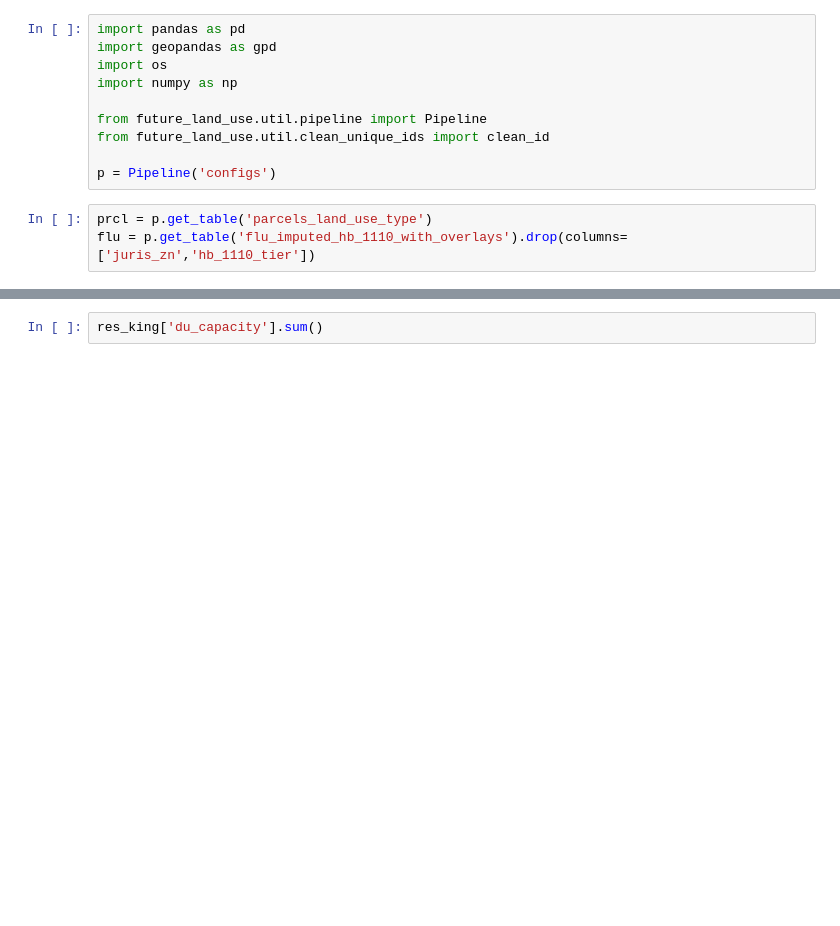
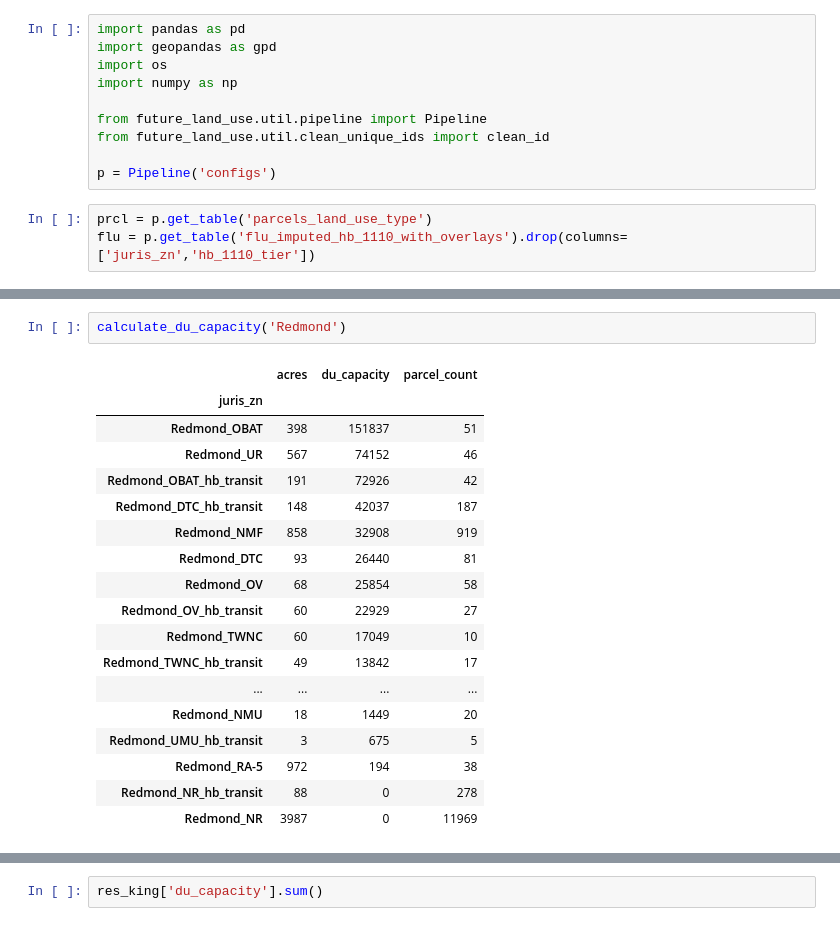
Before and after one commit to psrc/future_land_use, a Jupyter notebook: projects/summer_2026/scratch.ipynb, the cells around one changed output, grey strips where cells are left out. Cells and saved outputs as stored; diff of their text form; blank space fills up the shorter version.

```diff
--- a/projects/summer_2026/scratch.ipynb
+++ b/projects/summer_2026/scratch.ipynb
@@ -63,0 +66,21 @@ res_king.groupby('juris_zn').agg({'acres':'sum','du_capacity':'sum','parcel_id':
+# %%
+calculate_du_capacity('Redmond')
+# %% [output]
+|  | acres | du_capacity | parcel_count |
+| juris_zn |  |  |  |
+| Redmond_OBAT | 398 | 151837 | 51 |
+| Redmond_UR | 567 | 74152 | 46 |
+| Redmond_OBAT_hb_transit | 191 | 72926 | 42 |
+| Redmond_DTC_hb_transit | 148 | 42037 | 187 |
+| Redmond_NMF | 858 | 32908 | 919 |
+| Redmond_DTC | 93 | 26440 | 81 |
+| Redmond_OV | 68 | 25854 | 58 |
+| Redmond_OV_hb_transit | 60 | 22929 | 27 |
+| Redmond_TWNC | 60 | 17049 | 10 |
+| Redmond_TWNC_hb_transit | 49 | 13842 | 17 |
+| ... | ... | ... | ... |
+| Redmond_NMU | 18 | 1449 | 20 |
+| Redmond_UMU_hb_transit | 3 | 675 | 5 |
+| Redmond_RA-5 | 972 | 194 | 38 |
+| Redmond_NR_hb_transit | 88 | 0 | 278 |
+| Redmond_NR | 3987 | 0 | 11969 |
```
Also changed, not shown: parts of 11 cells of this notebook, 4 other files.
